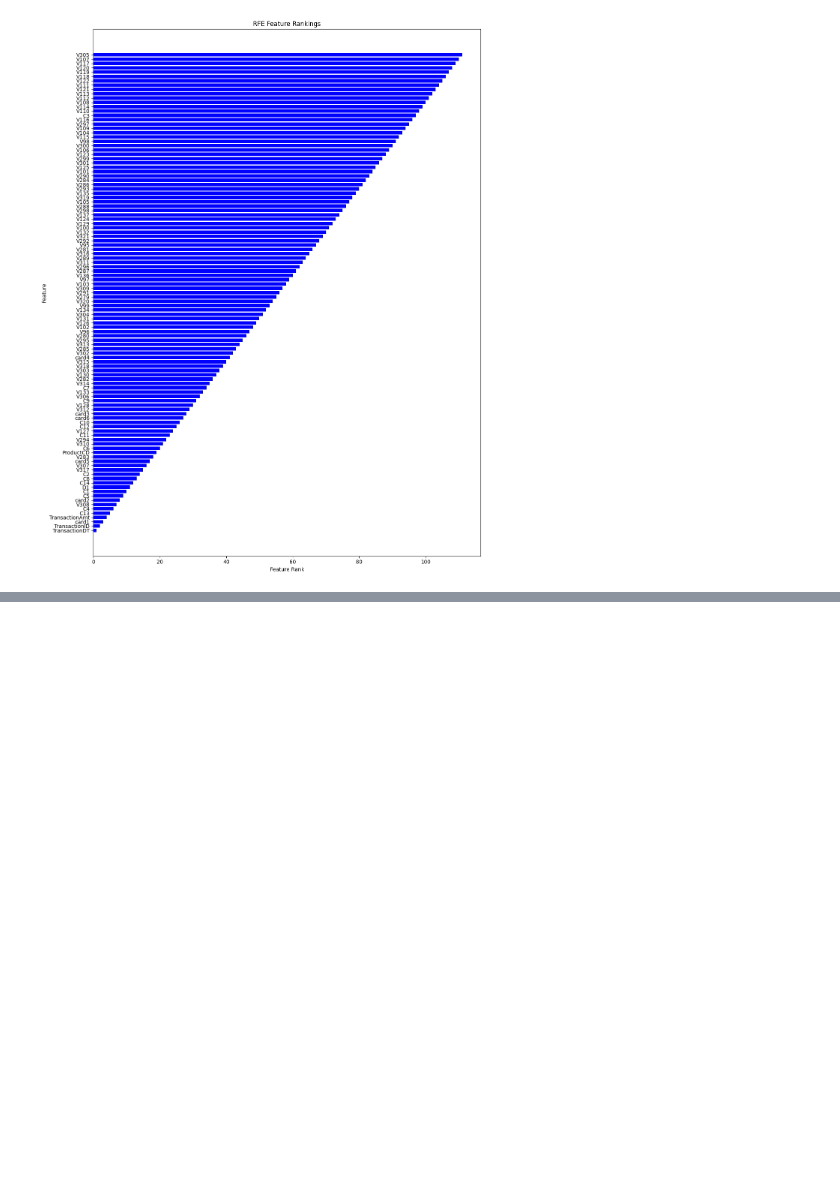
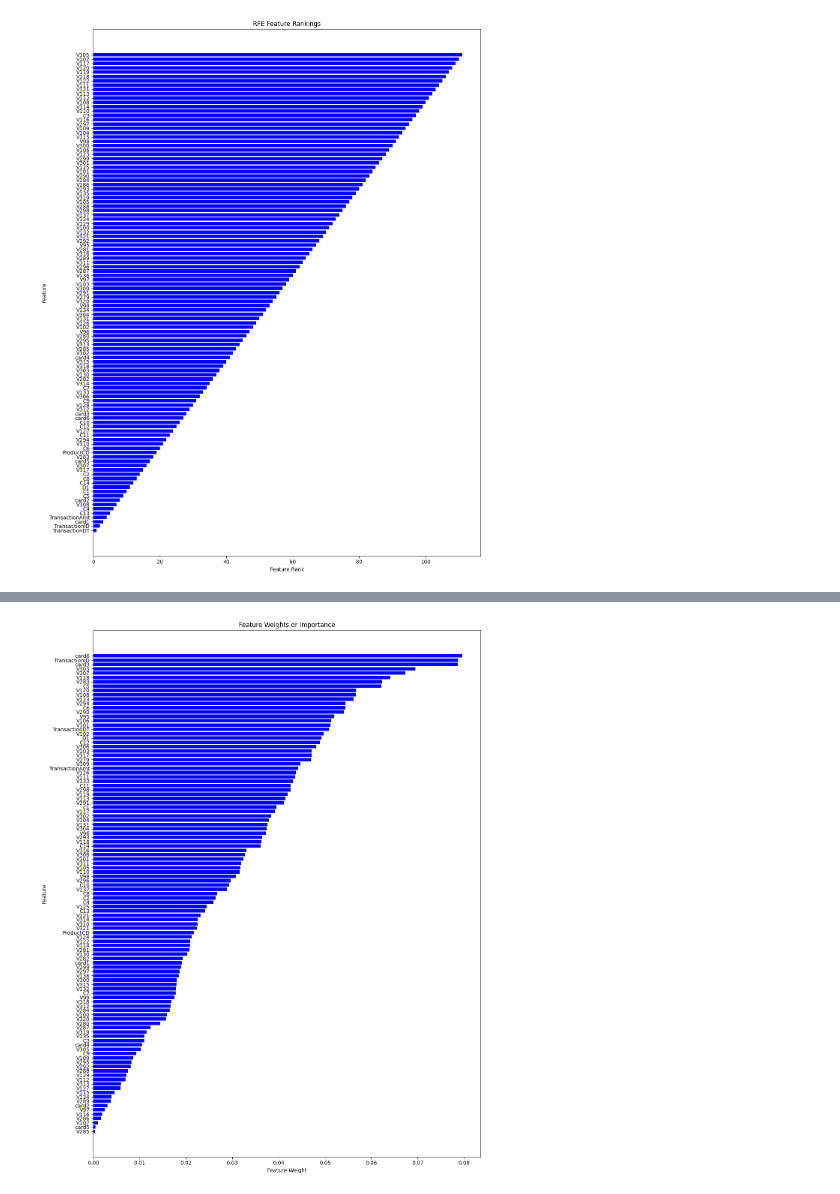
Before and after one commit to Mykhailo20/DS_Bootcamp_2023, a Jupyter notebook: Homework_8/Analysis/NN_Training.ipynb, the cells around one changed output, grey strips where cells are left out. Drawn from its saved outputs; the diff is of its cells as text; code cells hidden in the pictures; blank space fills up the shorter version.

```diff
--- a/Homework_8/Analysis/NN_Training.ipynb
+++ b/Homework_8/Analysis/NN_Training.ipynb
@@ -386,0 +511,20 @@ plt.show()
+# %%
+# Sort feature indices based on their weights
+sorted_feature_indices = np.argsort(weights[:-1].squeeze())
+
+# Sort feature names based on their weights
+sorted_feature_names = feature_names[sorted_feature_indices]
+
+# Create a bar plot for feature weights
+plt.figure(figsize=(12, 15))
+plt.barh(range(len(sorted_feature_names)), weights.squeeze()[sorted_feature_indices], align='center', color='blue')
+plt.yticks(range(len(sorted_feature_names)), sorted_feature_names)
+plt.xlabel('Feature Weight')
+plt.ylabel('Feature')
+plt.title('Feature Weights or Importance')
+plt.tight_layout()
+
+plt.savefig('graphs/feature_weights.png')
+plt.show()
+# %% [output]
+[figure, added]
```
Also changed, not shown: parts of 8 cells of this notebook.
